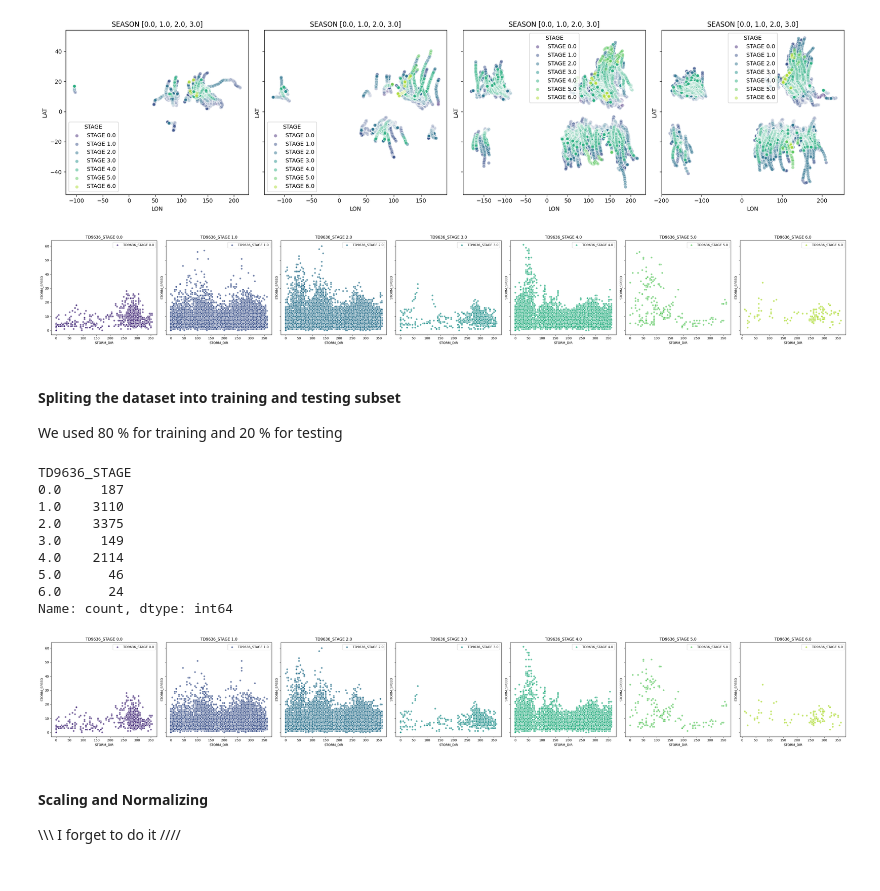
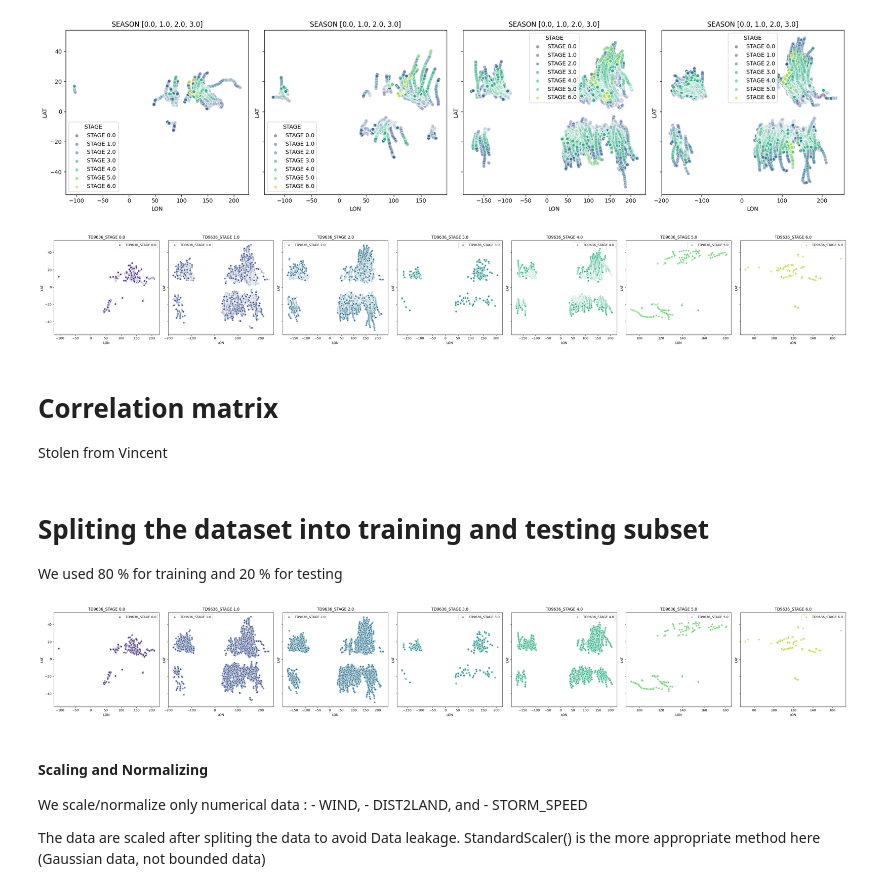
Before and after one commit to dsti-labs/tropical-cyclones, a Jupyter notebook: machine_learning_claire.ipynb, the cells around one changed output. Drawn from its saved outputs; the diff is of its cells as text; code cells hidden in the pictures.

```diff
--- a/machine_learning_claire.ipynb
+++ b/machine_learning_claire.ipynb
@@ -117,3 +142,10 @@ DATA['SEASON'] = encoder.fit_transform(DATA[['SEASON']])
+# %%
+# scaling for direction: we need to extract the two components of the direction:
+DATA['STORM_DIR_X'] = np.cos(np.radians(DATA['STORM_DIR']))  # X component
+DATA['STORM_DIR_Y'] = np.sin(np.radians(DATA['STORM_DIR']))  # Y component
+
+# We can now drop the STORM_DIR column
+DATA = DATA.drop(columns='STORM_DIR')
 # %%
 # Plot storm stages based on the season
 
@@ -161,31 +193,34 @@ plt.show()
 # %%
 # Plot each stage separately as the number of points is too high and we don't see anything on the previous plot
 
 stages = sorted(df['TD9636_STAGE'].unique())
 num_stages = len(stages)
 
 # Create subplots
 fig, axes = plt.subplots(1, num_stages, figsize=(5 * num_stages, 5), sharey=True)
 
 # If only one stage, make sure axes is iterable
 if num_stages == 1:
     axes = [axes]
 
 # Define color palette
 palette = sns.color_palette('viridis', num_stages)
 
 # Plot each stage separately
 for axe, stage, color in zip(axes, stages, palette):
     subset = df[df['TD9636_STAGE'] == stage]
-    axe.scatter(subset['STORM_DIR'], subset['STORM_SPEED'], color=color, label=f'TD9636_STAGE {stage}', alpha=0.7, edgecolors='w')
+    axe.scatter(subset['LON'], subset['LAT'], color=color, label=f'TD9636_STAGE {stage}', alpha=0.7, edgecolors='w')
     axe.set_title(f'TD9636_STAGE {stage}')
-    axe.set_xlabel('STORM_DIR')
-    axe.set_ylabel('STORM_SPEED')
+    axe.set_xlabel('LON')
+    axe.set_ylabel('LAT')
     axe.legend()
 
 plt.tight_layout()
 plt.show()
 
 # The number of data is very unbalanced
 # %% [output]
-[figure, old version]
+[figure, new version]
+# %% [markdown]
+# Correlation matrix
+Stolen from Vincent
@@ -192,5 +251,5 @@ plt.show()
 # %% [markdown]
-#### Spliting the dataset into training and testing subset
+# Spliting the dataset into training and testing subset
 We used 80 % for training and 20 % for testing
 # %%
 # creation of the training and test datasets
@@ -206,16 +265,6 @@ y_train = DATA_train['TD9636_STAGE']
 # get the values of the columns for the test data
 X_test = DATA_test.drop(columns='TD9636_STAGE')
 y_test = DATA_test['TD9636_STAGE']
-# %% [output]
-TD9636_STAGE
-0.0     187
-1.0    3110
-2.0    3375
-3.0     149
-4.0    2114
-5.0      46
-6.0      24
-Name: count, dtype: int64
 # %%
 # Redo the plot with the training data just to have a look to what we have
 
@@ -235,18 +284,14 @@ palette = sns.color_palette('viridis', num_stages)
 # Plot each stage separately
 for axe, stage, color in zip(axes, stages, palette):
     subset = DATA_train[DATA_train['TD9636_STAGE'] == stage]
-    axe.scatter(subset['STORM_DIR'], subset['STORM_SPEED'], color=color, label=f'TD9636_STAGE {stage}', alpha=0.7, edgecolors='w')
+    axe.scatter(subset['LON'], subset['LAT'], color=color, label=f'TD9636_STAGE {stage}', alpha=0.7, edgecolors='w')
     axe.set_title(f'TD9636_STAGE {stage}')
-    axe.set_xlabel('STORM_DIR')
-    axe.set_ylabel('STORM_SPEED')
+    axe.set_xlabel('LON')
+    axe.set_ylabel('LAT')
     axe.legend()
 
 # adjust
 plt.tight_layout()
 plt.show()
 # %% [output]
-[figure, old version]
+[figure, new version]
-# %% [markdown]
-#### Scaling and Normalizing
-
- \\\\\ I forget to do it ////
@@ -254,0 +298,10 @@ plt.show()
+# %% [markdown]
+#### Scaling and Normalizing
+
+We scale/normalize only numerical data :
+    - WIND,
+    - DIST2LAND, and
+    - STORM_SPEED
+
+The data are scaled after spliting the data to avoid Data leakage.
+StandardScaler() is the more appropriate method here (Gaussian data, not bounded data)
```
Also changed, not shown: parts of 16 cells of this notebook.
